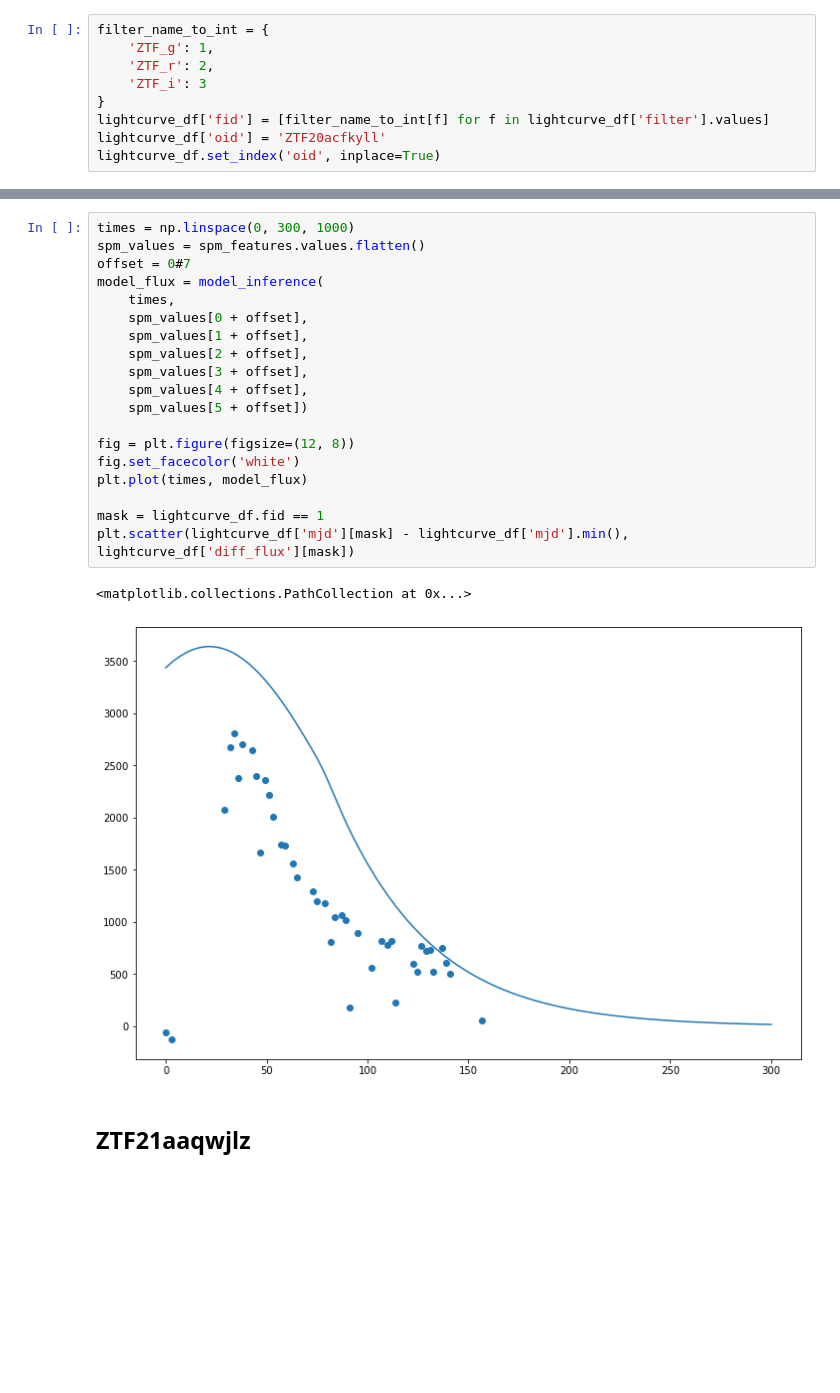
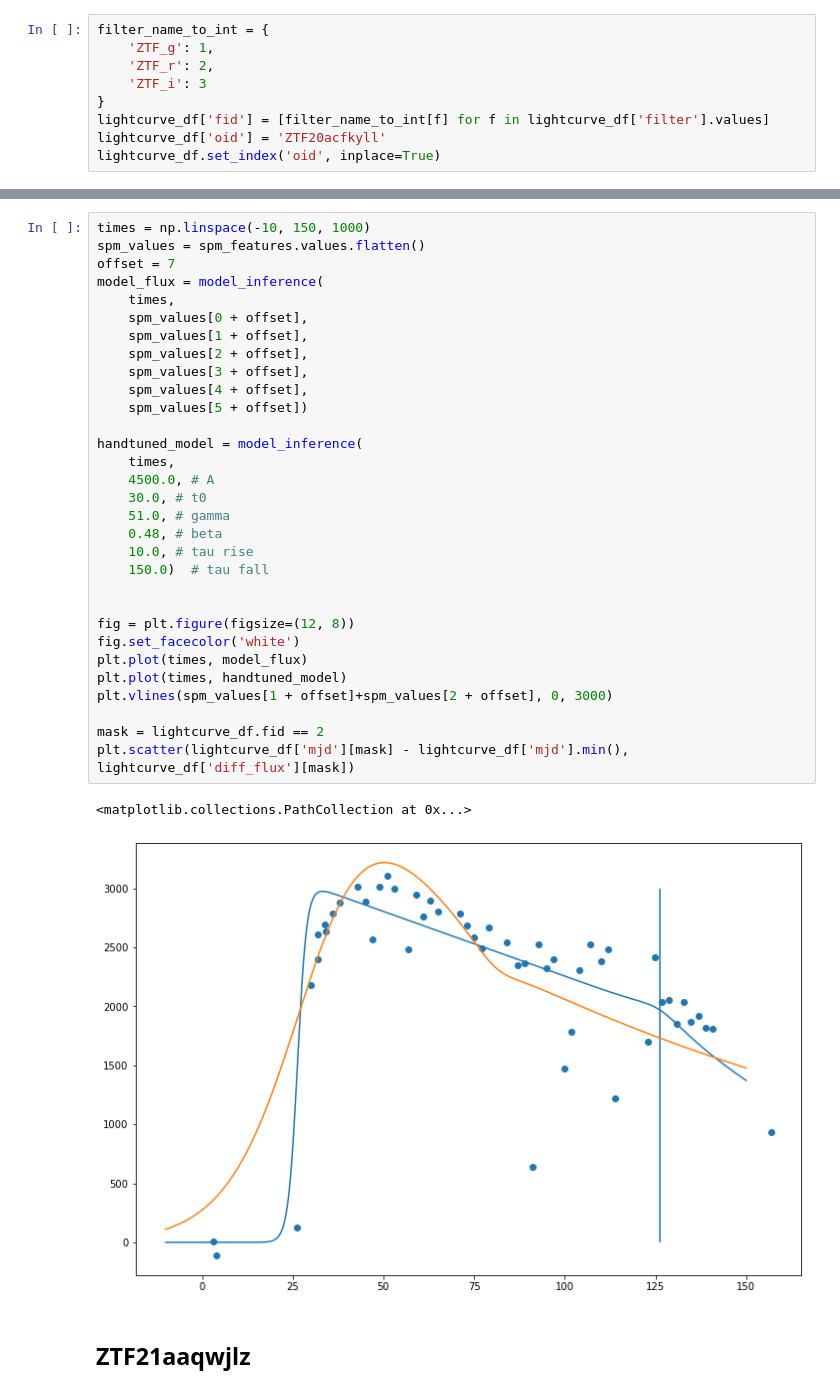
Before and after one commit to alercebroker/lc_classifier, a Jupyter notebook: forced_photometry_data/Data exploration.ipynb, the cells around one changed output, grey strips where cells are left out. Saved outputs shown, nothing was run; the diff lists cells and outputs as text; blank space fills up the shorter version.

```diff
--- a/forced_photometry_data/Data exploration.ipynb
+++ b/forced_photometry_data/Data exploration.ipynb
@@ -661,25 +681,37 @@ spm_features
 # %%
-times = np.linspace(0, 300, 1000)
+times = np.linspace(-10, 150, 1000)
 spm_values = spm_features.values.flatten()
-offset = 0#7
+offset = 7
 model_flux = model_inference(
     times,
     spm_values[0 + offset],
     spm_values[1 + offset],
     spm_values[2 + offset],
     spm_values[3 + offset],
     spm_values[4 + offset],
     spm_values[5 + offset])
 
+handtuned_model = model_inference(
+    times,
+    4500.0, # A
+    30.0, # t0
+    51.0, # gamma
+    0.48, # beta
+    10.0, # tau rise
+    150.0)  # tau fall
+
+
 fig = plt.figure(figsize=(12, 8))
 fig.set_facecolor('white')
 plt.plot(times, model_flux)
+plt.plot(times, handtuned_model)
+plt.vlines(spm_values[1 + offset]+spm_values[2 + offset], 0, 3000)
 
-mask = lightcurve_df.fid == 1
+mask = lightcurve_df.fid == 2
 plt.scatter(lightcurve_df['mjd'][mask] - lightcurve_df['mjd'].min(), lightcurve_df['diff_flux'][mask])
 # %% [output]
 <matplotlib.collections.PathCollection at 0x...>
-[figure, old version]
+[figure, new version]
 # %% [markdown]
 ## ZTF21aaqwjlz
 # %%
```
Also changed, not shown: parts of 2 cells of this notebook, 1 other file.
